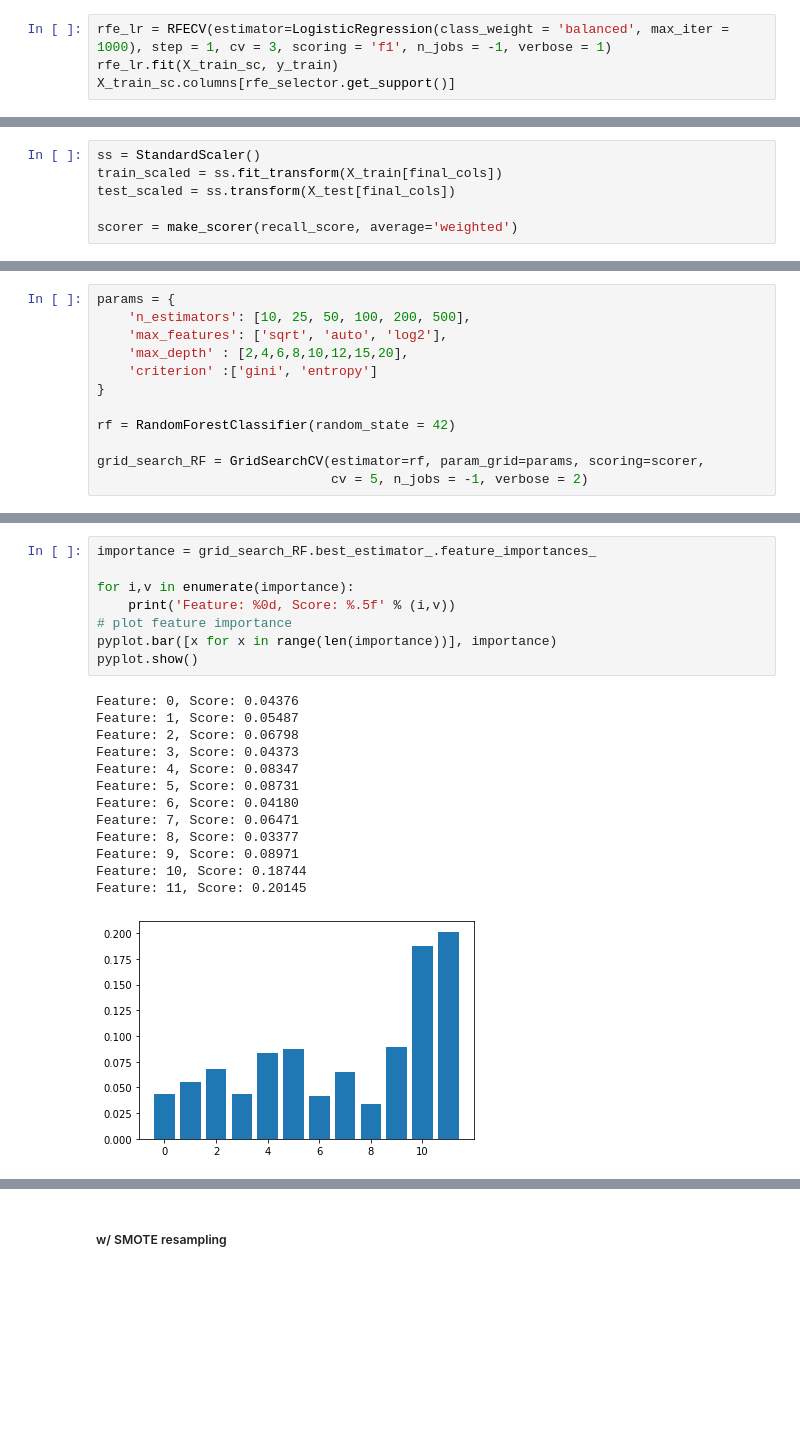
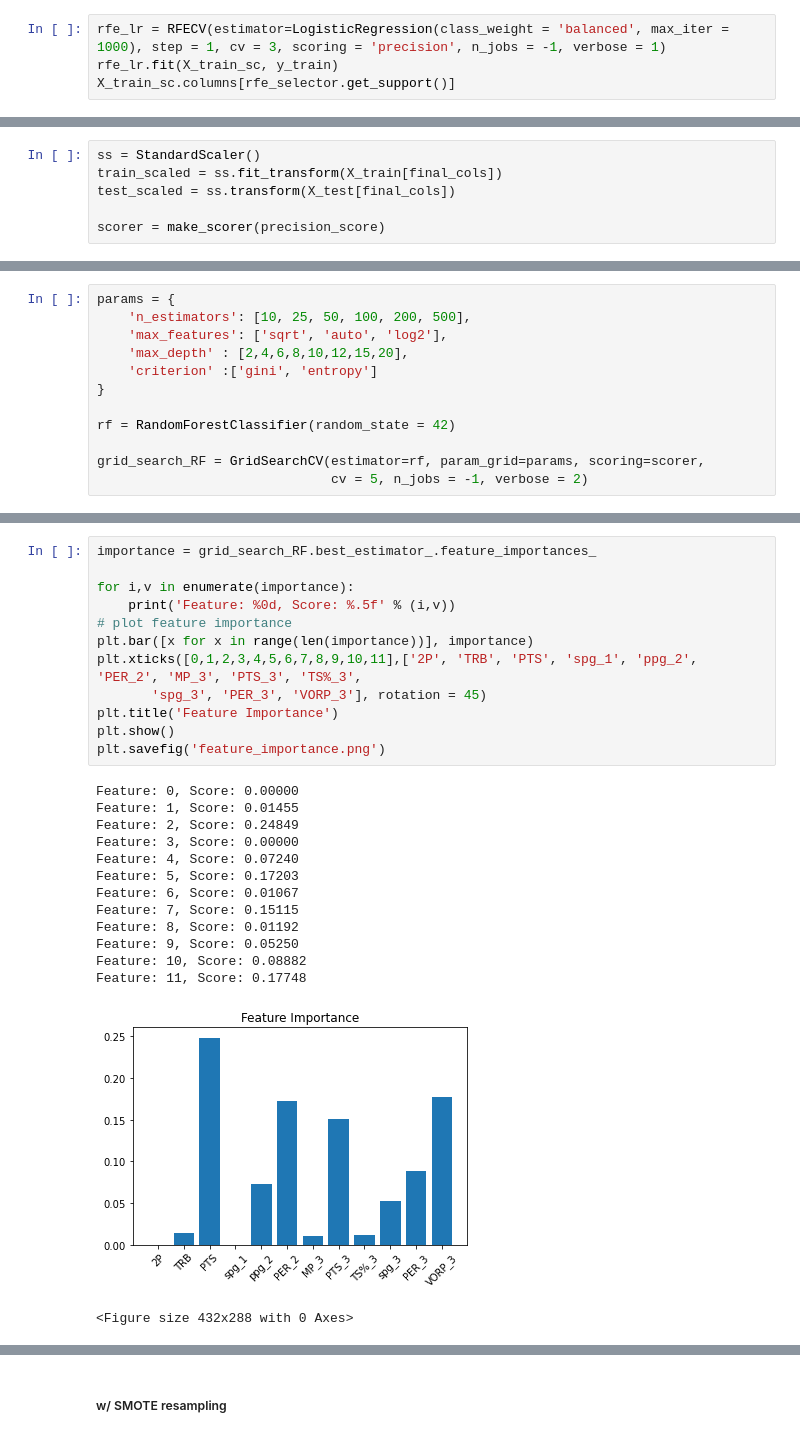
Before and after one commit to rylewww/Modeling-The-NBA-Leap, a Jupyter notebook: Modeling.ipynb, the cells around one changed output, grey strips where cells are left out. Saved outputs shown, nothing was run; the diff lists cells and outputs as text; blank space fills up the shorter version.

```diff
--- a/Modeling.ipynb
+++ b/Modeling.ipynb
@@ -73,7 +74,7 @@ X_test_sc = pd.DataFrame(nba_scaled.transform(X_test), index = X_test.index, col
 # %% [markdown]
 #### RFE Logistic Regression Model
 # %%
-rfe_lr = RFECV(estimator=LogisticRegression(class_weight = 'balanced', max_iter = 1000), step = 1, cv = 3, scoring = 'f1', n_jobs = -1, verbose = 1)
+rfe_lr = RFECV(estimator=LogisticRegression(class_weight = 'balanced', max_iter = 1000), step = 1, cv = 3, scoring = 'precision', n_jobs = -1, verbose = 1)
 rfe_lr.fit(X_train_sc, y_train)
 X_train_sc.columns[rfe_selector.get_support()]
 # %% [output]
@@ -225,7 +225,7 @@ ss = StandardScaler()
 train_scaled = ss.fit_transform(X_train[final_cols])
 test_scaled = ss.transform(X_test[final_cols])
 
-scorer = make_scorer(recall_score, average='weighted')
+scorer = make_scorer(precision_score)
 # %%
 C = np.logspace(0, 1, 10)
 
@@ -362,25 +360,30 @@ Training F1:            0.9856  Testing F1:             0.9387
 # %%
 importance = grid_search_RF.best_estimator_.feature_importances_
 
 for i,v in enumerate(importance):
 	print('Feature: %0d, Score: %.5f' % (i,v))
 # plot feature importance
-pyplot.bar([x for x in range(len(importance))], importance)
-pyplot.show()
+plt.bar([x for x in range(len(importance))], importance)
+plt.xticks([0,1,2,3,4,5,6,7,8,9,10,11],['2P', 'TRB', 'PTS', 'spg_1', 'ppg_2', 'PER_2', 'MP_3', 'PTS_3', 'TS%_3',
+       'spg_3', 'PER_3', 'VORP_3'], rotation = 45)
+plt.title('Feature Importance')
+plt.show()
+plt.savefig('feature_importance.png')
 # %% [output]
-Feature: 0, Score: 0.04376
-Feature: 1, Score: 0.05487
-Feature: 2, Score: 0.06798
-Feature: 3, Score: 0.04373
-Feature: 4, Score: 0.08347
-Feature: 5, Score: 0.08731
-Feature: 6, Score: 0.04180
-Feature: 7, Score: 0.06471
-Feature: 8, Score: 0.03377
-Feature: 9, Score: 0.08971
-Feature: 10, Score: 0.18744
-Feature: 11, Score: 0.20145
+Feature: 0, Score: 0.00000
+Feature: 1, Score: 0.01455
+Feature: 2, Score: 0.24849
+Feature: 3, Score: 0.00000
+Feature: 4, Score: 0.07240
+Feature: 5, Score: 0.17203
+Feature: 6, Score: 0.01067
+Feature: 7, Score: 0.15115
+Feature: 8, Score: 0.01192
+Feature: 9, Score: 0.05250
+Feature: 10, Score: 0.08882
+Feature: 11, Score: 0.17748
-[figure, old version]
+[figure, new version]
+<Figure size 432x288 with 0 Axes>
 # %%
 fig, ax = plt.subplots()
 
```
Also changed, not shown: parts of 33 cells of this notebook, 6 other files.
